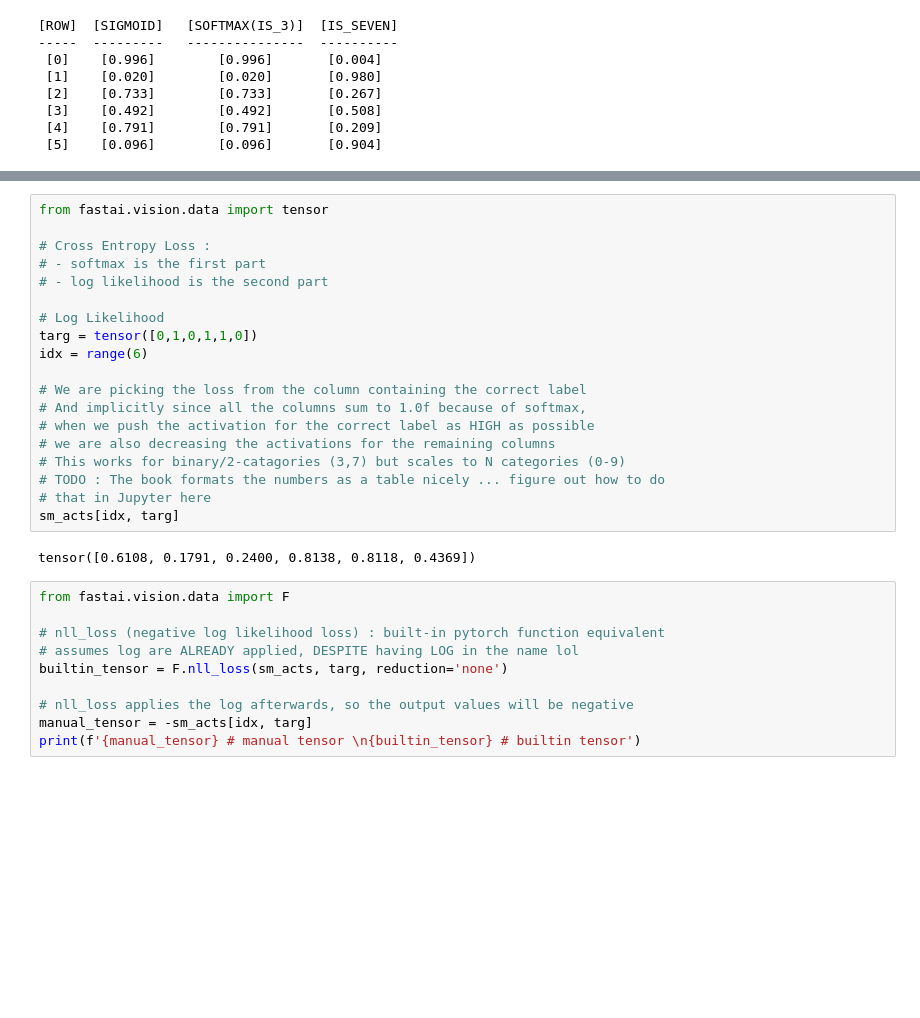
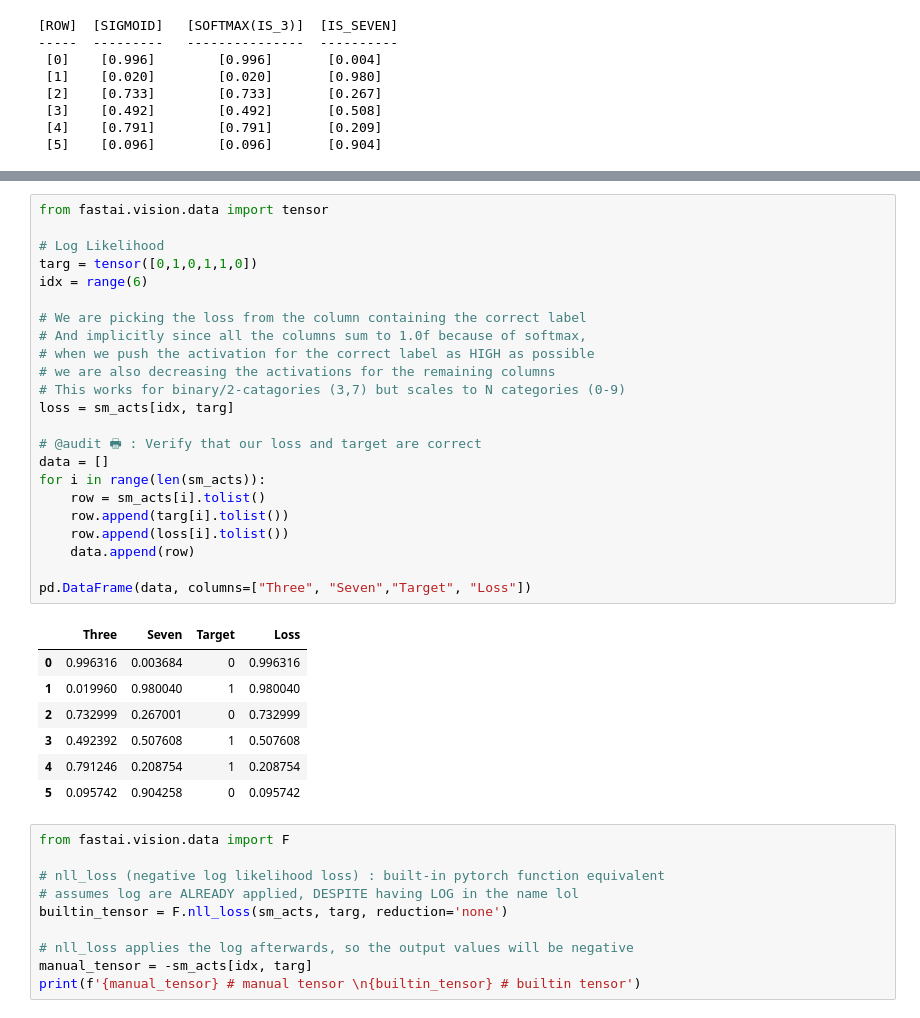
Before and after one commit to miketon/JupyterJeep, a Jupyter notebook: fastai_exercises/fast-ai-chapter05-image-classification.ipynb, the cells around one changed output, grey strips where cells are left out. Drawn from its saved outputs; the diff is of its cells as text; blank space fills up the shorter version.

Commit message:
Use pandas table instead of print manual format

```diff
--- a/fastai_exercises/fast-ai-chapter05-image-classification.ipynb
+++ b/fastai_exercises/fast-ai-chapter05-image-classification.ipynb
@@ -431,24 +442,34 @@ LOG LIKELIHOOD is [2/2] of CROSS ENTROPY LOSS
 # %%
 from fastai.vision.data import tensor
-
-# Cross Entropy Loss :
-# - softmax is the first part
-# - log likelihood is the second part
 
 # Log Likelihood
 targ = tensor([0,1,0,1,1,0])
 idx = range(6)
 
 # We are picking the loss from the column containing the correct label
 # And implicitly since all the columns sum to 1.0f because of softmax,
 # when we push the activation for the correct label as HIGH as possible
 # we are also decreasing the activations for the remaining columns
 # This works for binary/2-catagories (3,7) but scales to N categories (0-9)
-# TODO : The book formats the numbers as a table nicely ... figure out how to do
-# that in Jupyter here
-sm_acts[idx, targ]
+loss = sm_acts[idx, targ]
+
+# @audit 🖶 : Verify that our loss and target are correct
+data = []
+for i in range(len(sm_acts)):
+    row = sm_acts[i].tolist()
+    row.append(targ[i].tolist())
+    row.append(loss[i].tolist())
+    data.append(row)
+
+pd.DataFrame(data, columns=["Three", "Seven","Target", "Loss"])
 # %% [output]
-tensor([0.6108, 0.1791, 0.2400, 0.8138, 0.8118, 0.4369])
+|  | Three | Seven | Target | Loss |
+| 0 | 0.996316 | 0.003684 | 0 | 0.996316 |
+| 1 | 0.019960 | 0.980040 | 1 | 0.980040 |
+| 2 | 0.732999 | 0.267001 | 0 | 0.732999 |
+| 3 | 0.492392 | 0.507608 | 1 | 0.507608 |
+| 4 | 0.791246 | 0.208754 | 1 | 0.208754 |
+| 5 | 0.095742 | 0.904258 | 0 | 0.095742 |
 # %%
 from fastai.vision.data import F
 
```
Also changed, not shown: parts of 4 cells of this notebook.
